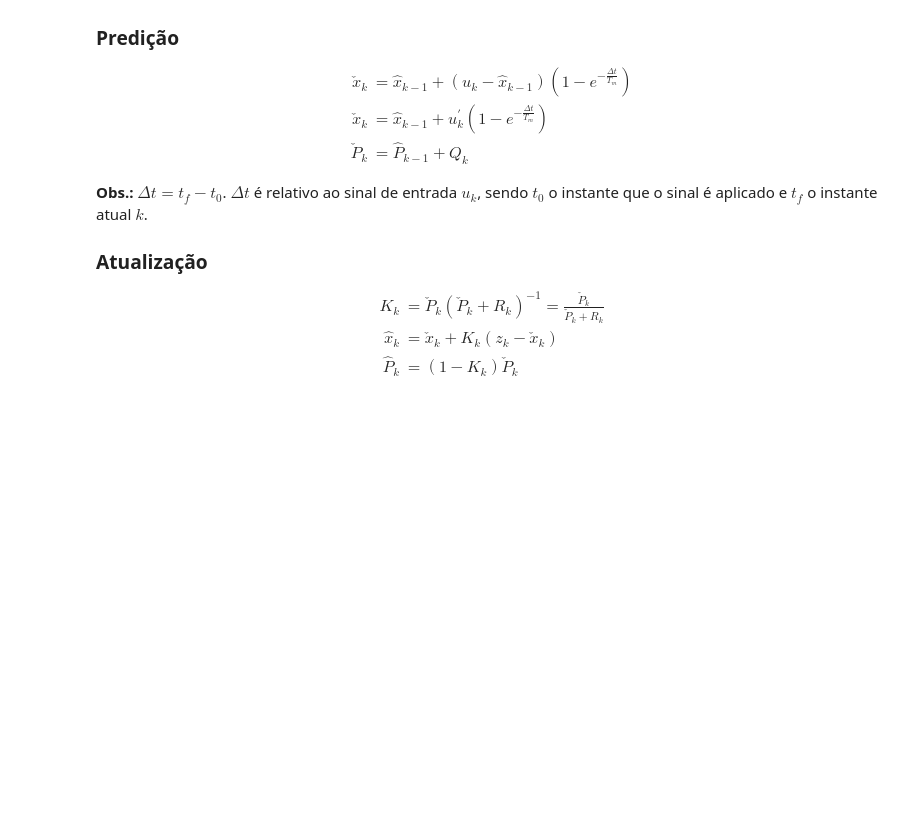
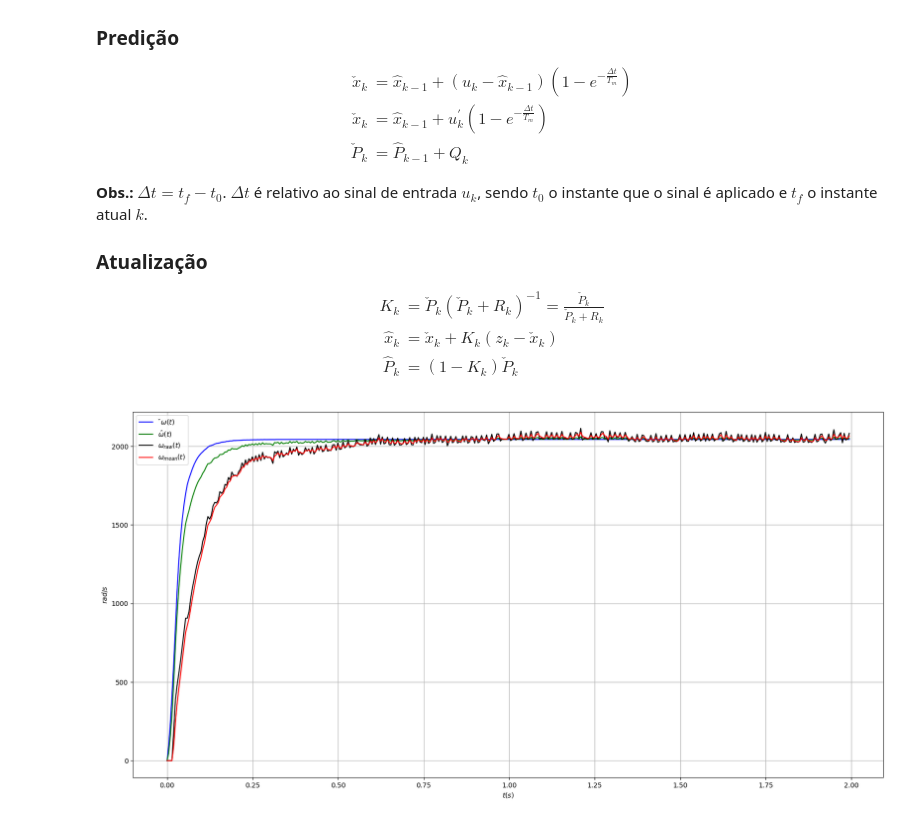
Before and after one commit to Gabriellgpc/BtController, a Jupyter notebook: notebook/analisador.ipynb, the cells around one changed output. Drawn from its saved outputs; the diff is of its cells as text; code cells hidden in the pictures; blank space fills up the shorter version.

Commit message:
teste offline com filtro de Kalman no jupy-notebook

```diff
--- a/notebook/analisador.ipynb
+++ b/notebook/analisador.ipynb
@@ -110,3 +137,50 @@ K_k &= \check{P}_k \left( \check{P}_k + R_k \right)^{-1} = \frac{\check{P}_k}{\c
 \hat{x}_k &= \check{x}_k + K_k \left( z_k - \check{x}_k \right)\\
 \hat{P}_k &= \left( 1 - K_k \right) \check{P}_k
 \end{align*}
+# %%
+# inicialização
+p0 = 600
+r = we[t >= Tme*5].var() #incerteza da medição
+q = 50  #bias da incerteza (procurar uma definição mais adequada)
+#############################################################
+w_mean  = np.zeros_like(t)    #omega predito
+w_check = np.zeros_like(t)    #omega predito
+w_hat   = np.zeros_like(t)    #melhor estimativa de oemga (omega filtrado)
+p_check = np.zeros_like(t)    #incerteza de omega
+p_hat   = np.zeros_like(t)
+K = np.zeros_like(t)         #ganho do filtro
+
+p_check[0] = p_hat[0] = p0
+##############################################################
+
+#input
+Tm= Tme
+Kgain= Ke
+u = 1.0*Kgain
+
+for i in range(1, len(t)):
+    # medição
+    wz = we[i]
+    w_mean[i] = (w_mean[i-1] + wz)/2.0
+
+    # predição
+    w_check[i] = w_hat[i-1] + (u - w_hat[i-1])*(1.0 - np.exp(-t[i]/Tm))
+    p_check[i] = p_hat[i-1] + q
+
+    # atualização
+    K[i] = p_check[i]/(p_check[i]+r)
+    w_hat[i] = w_check[i] + K[i]*(wz - w_check[i])
+    p_hat[i] = (1 - K[i])*p_check[i]
+# %%
+plt.figure(figsize=(20, 10), dpi=100)
+plt.plot(t, w_check, '-b', label=r'$\check{\omega}(t)$')
+plt.plot(t, w_hat, '-g', label=r'$\hat{\omega}(t)$')
+plt.plot(t, we, '-k', label=r'$\omega_{raw}(t)$')
+plt.plot(t, w_mean, '-r', label=r'$\omega_{mean}(t)$')
+plt.ylabel(r'$rad/s$');
+plt.xlabel(r'$t(s)$');
+plt.legend();
+plt.grid(True)
+plt.show();
+# %% [output]
+[figure, added]
```
Also changed, not shown: parts of 9 cells of this notebook.
